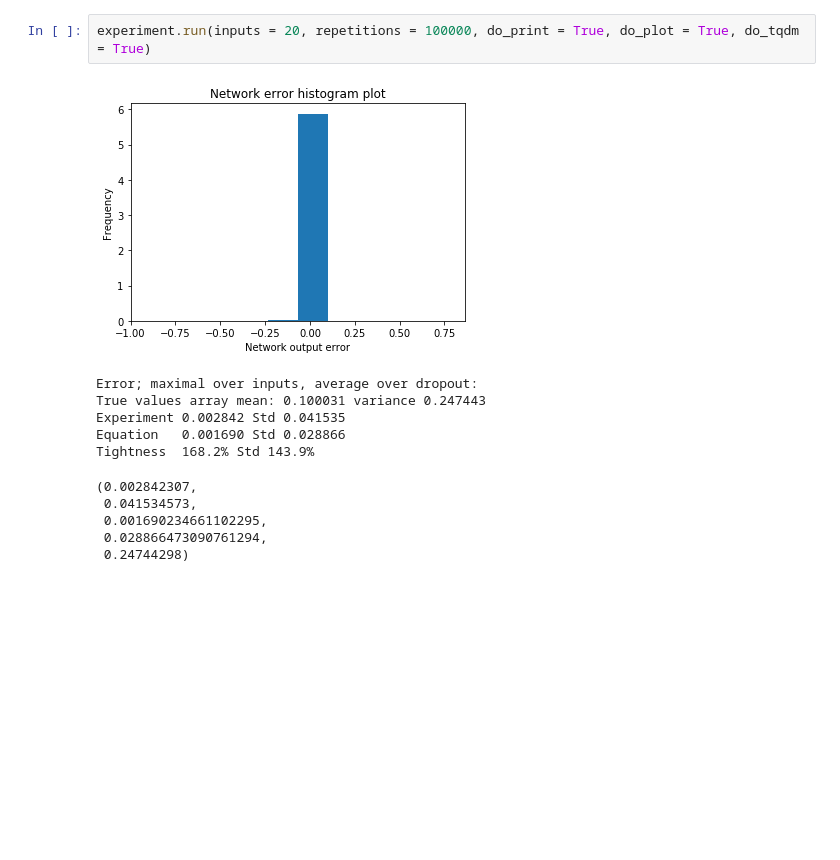
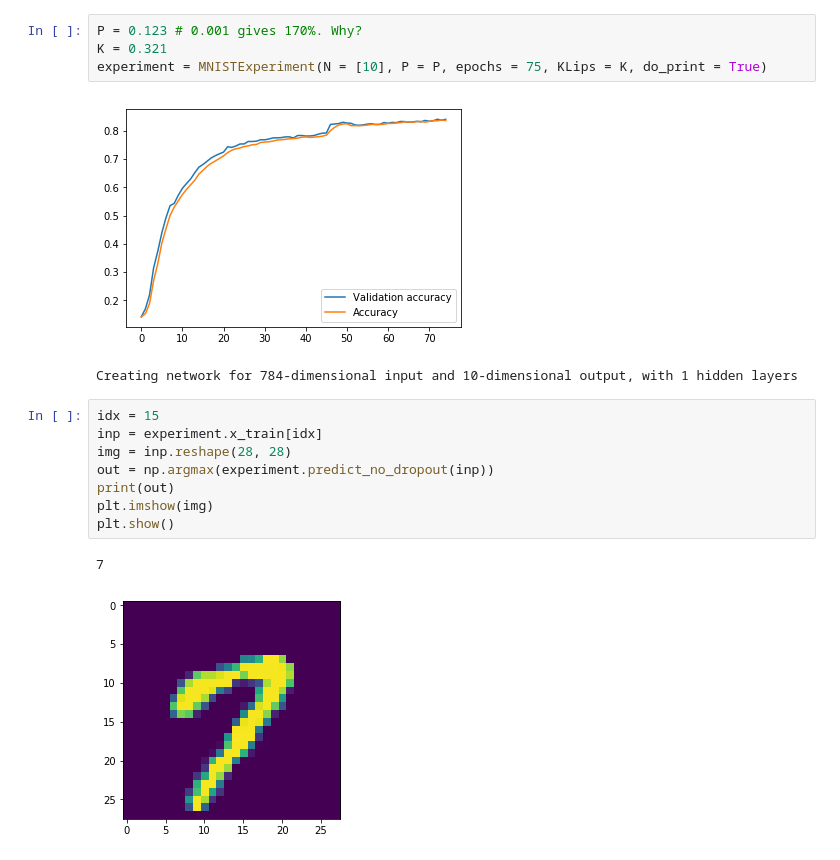
Before and after one commit to LPD-EPFL/nn-fault-tolerance, a Jupyter notebook: MNISTNet.ipynb, the cells around one changed output. Saved outputs shown, nothing was run; the diff lists cells and outputs as text; blank space fills up the shorter version.

```diff
--- a/MNISTNet.ipynb
+++ b/MNISTNet.ipynb
@@ -16,14 +12,18 @@ Creating network for 784-dimensional input and 10-dimensional output, with 1 hid
-# %%
-experiment.run(inputs = 20, repetitions = 100000, do_print = True, do_plot = True, do_tqdm = True)
-# %% [output]
-[figure, removed]
-Error; maximal over inputs, average over dropout:
-True values array mean: 0.100031 variance 0.247443
-Experiment 0.002842 Std 0.041535
-Equation   0.001690 Std 0.028866
-Tightness  168.2% Std 143.9%
-(0.002842307,
- 0.041534573,
- 0.001690234661102295,
- 0.028866473090761294,
- 0.24744298)
+# %%
+P = 0.123 # 0.001 gives 170%. Why?
+K = 0.321
+experiment = MNISTExperiment(N = [10], P = P, epochs = 75, KLips = K, do_print = True)
+# %% [output]
+[figure, added]
+Creating network for 784-dimensional input and 10-dimensional output, with 1 hidden layers
+# %%
+idx = 15
+inp = experiment.x_train[idx]
+img = inp.reshape(28, 28)
+out = np.argmax(experiment.predict_no_dropout(inp))
+print(out)
+plt.imshow(img)
+plt.show()
+# %% [output]
+7
+[figure, added]
```
Also changed, not shown: parts of 6 cells of this notebook.
